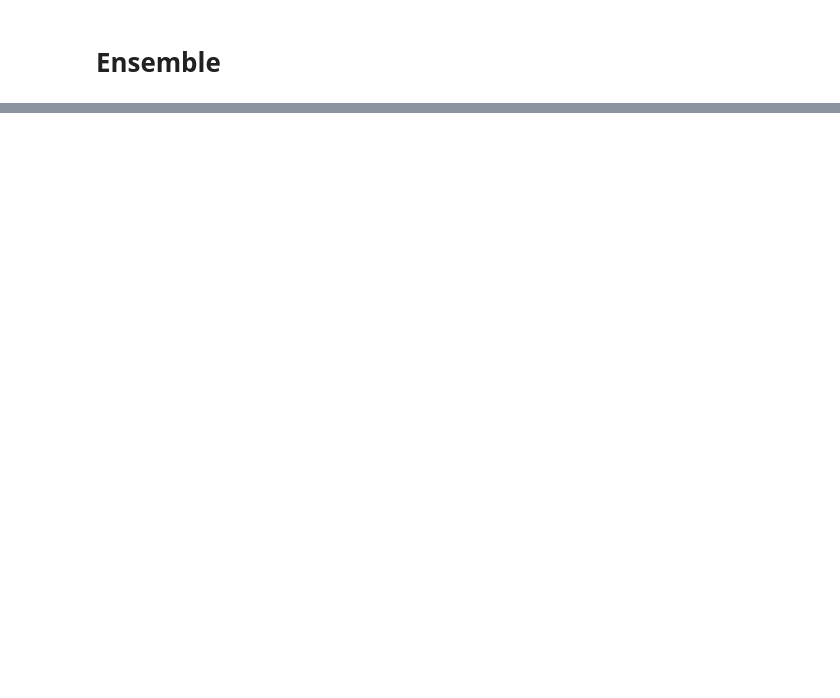
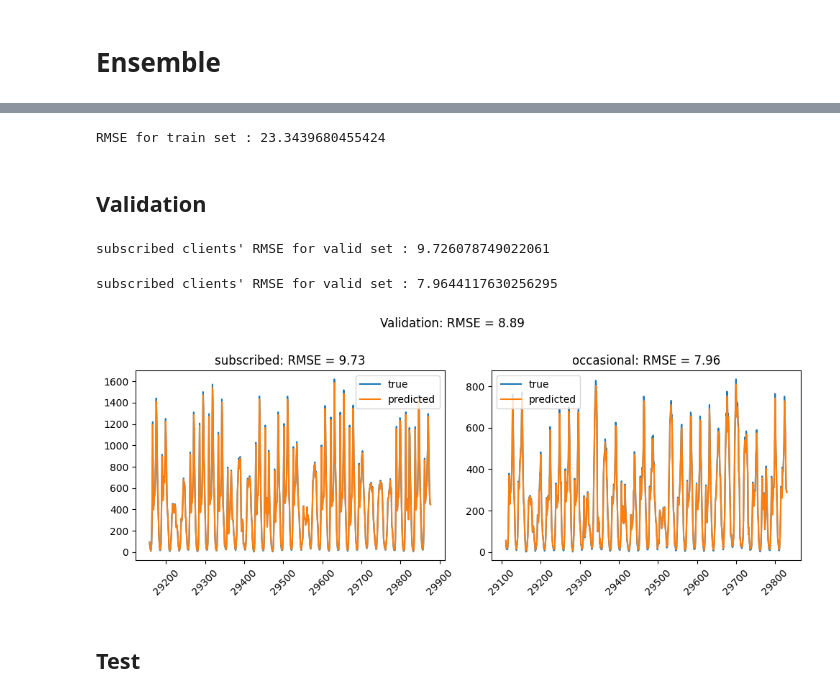
Before and after one commit to VaheC/MH_BicycleDemand_Hackathon, a Jupyter notebook: ensemble.ipynb, the cells around one changed output, grey strips where cells are left out. Drawn from its saved outputs; the diff is of its cells as text; code cells hidden in the pictures; blank space fills up the shorter version.

Commit message:
add validation

```diff
--- a/ensemble.ipynb
+++ b/ensemble.ipynb
@@ -243,0 +269,62 @@ subscribed clients' RMSE for train set : 21.315407134380067
+# %%
+y_train = pd.concat([y_train_s, y_train_o])
+y_train_pred = np.concatenate([y_train_pred_s, y_train_pred_o])
+train_score = np.sqrt(mean_squared_error(y_train, y_train_pred))
+print(f"RMSE for train set : {train_score}")
+# %% [output]
+RMSE for train set : 23.3439680455424
+# %% [markdown]
+## Validation
+# %%
+y_valid_s = valid_df_s.pop('Rental_Bicycles_Count').to_frame()
+X_valid_s = scaler_s.transform(valid_df_ss)
+
+y_valid_pred_s = lr_s.predict(X_valid_s).reshape(-1, 1)
+
+valid_score_s = np.sqrt(mean_squared_error(y_valid_s, y_valid_pred_s))
+
+print(f"subscribed clients' RMSE for valid set : {valid_score_s}")
+# %% [output]
+subscribed clients' RMSE for valid set : 9.726078749022061
+# %%
+y_valid_o = valid_df_o.pop('Rental_Bicycles_Count').to_frame()
+X_valid_o = scaler_o.transform(valid_df_oo)
+
+y_valid_pred_o = lr_o.predict(X_valid_o).reshape(-1, 1)
+
+valid_ocore_o = np.sqrt(mean_squared_error(y_valid_o, y_valid_pred_o))
+
+print(f"subscribed clients' RMSE for valid set : {valid_ocore_o}")
+# %% [output]
+subscribed clients' RMSE for valid set : 7.9644117630256295
+# %%
+valid_score_s = np.sqrt(mean_squared_error(y_valid_s, y_valid_pred_s))
+valid_score_o = np.sqrt(mean_squared_error(y_valid_o, y_valid_pred_o))
+
+y_valid = pd.concat([y_valid_s, y_valid_o])
+y_valid_pred = np.concatenate([y_valid_pred_s, y_valid_pred_o])
+valid_score = np.sqrt(mean_squared_error(y_valid, y_valid_pred))
+
+fig = plt.figure(figsize=(10, 4))
+
+plt.subplot(1, 2, 1)
+plt.plot(y_valid_s.index, y_valid_s, label='true')
+plt.plot(y_valid_s.index, y_valid_pred_s, label='predicted')
+plt.xticks(rotation=45)
+plt.legend()
+plt.title(f"subscribed: RMSE = {valid_score_s:.2f}")
+
+plt.subplot(1, 2, 2)
+plt.plot(y_valid_o.index, y_valid_o, label='true')
+plt.plot(y_valid_o.index, y_valid_pred_o, label='predicted')
+plt.xticks(rotation=45)
+plt.legend()
+plt.title(f"occasional: RMSE = {valid_score_o:.2f}")
+
+plt.suptitle(f"Validation: RMSE = {valid_score:.2f}", y=1.01)
+
+plt.tight_layout()
+# %% [output]
+[figure, added]
+# %% [markdown]
+## Test
```
Also changed, not shown: parts of 10 cells of this notebook.
